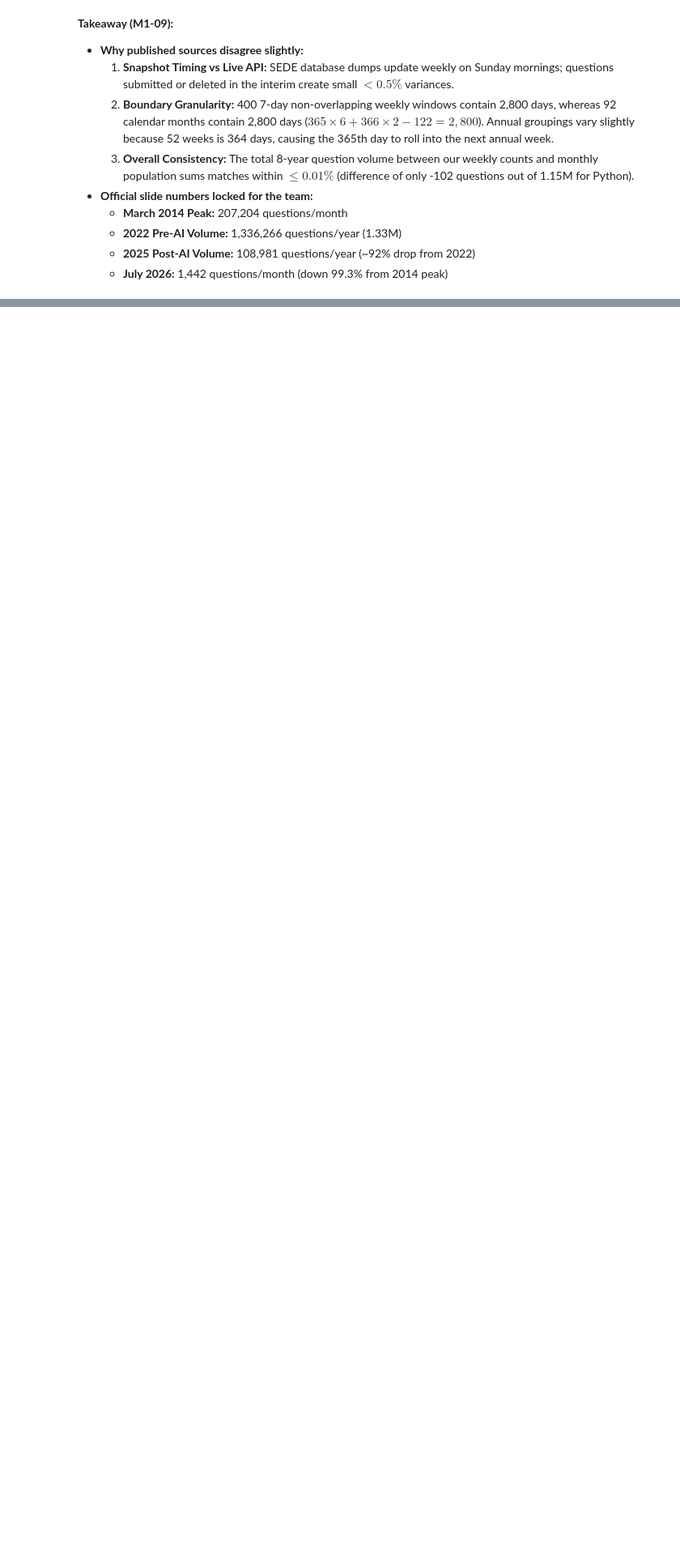
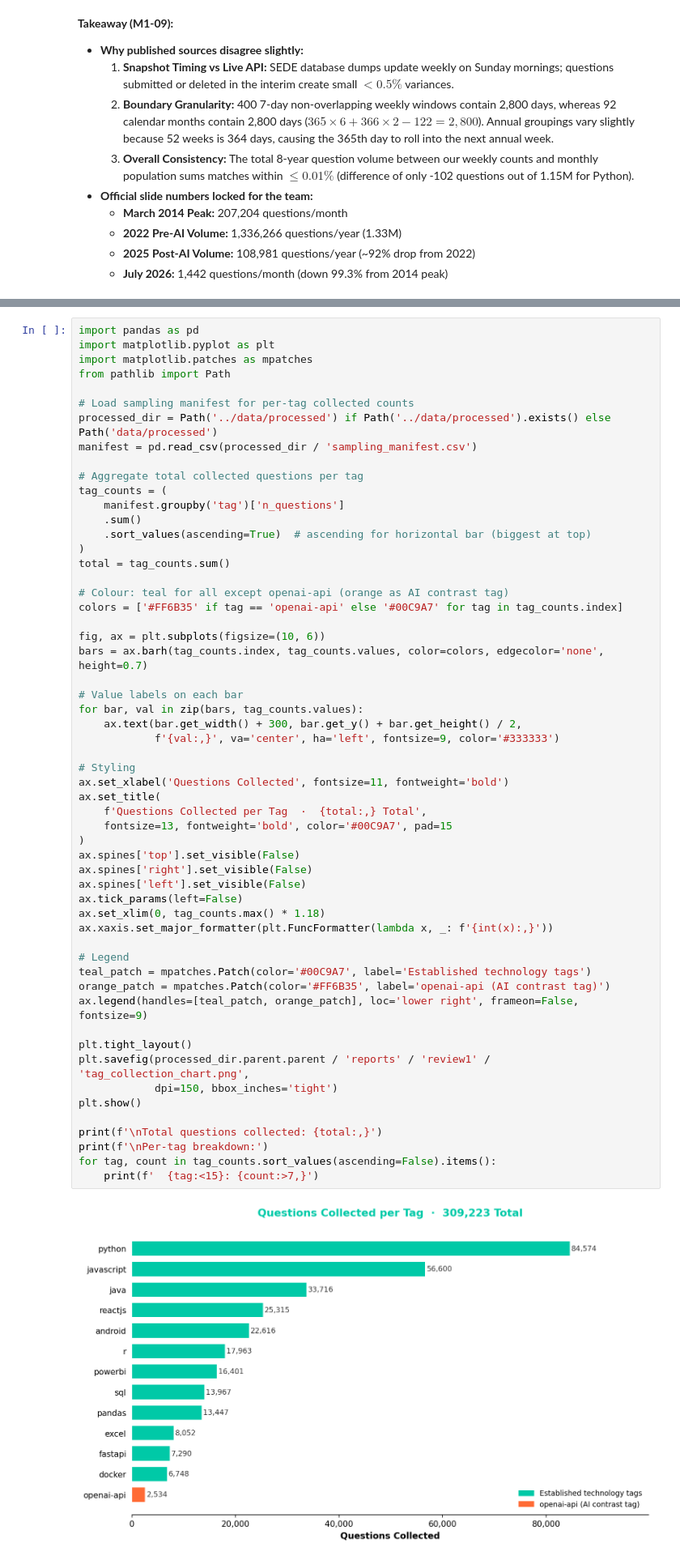
Before and after one commit to Abhinav-Gopalakrishnan/stackoverflow-ai-era, a Jupyter notebook: notebooks/01_collection.ipynb, the cells around one changed output, grey strips where cells are left out. Shown at 81% size. Cells and saved outputs as stored; diff of their text form; blank space fills up the shorter version.

Commit message:
M1-20 commit Review 1 leftover: per-tag collection chart

```diff
--- a/notebooks/01_collection.ipynb
+++ b/notebooks/01_collection.ipynb
@@ -925,0 +932,58 @@ Reconciliation Conclusion: Agreement across all three tags exceeds 99.98%.
+# %%
+import pandas as pd
+import matplotlib.pyplot as plt
+import matplotlib.patches as mpatches
+from pathlib import Path
+
+# Load sampling manifest for per-tag collected counts
+processed_dir = Path('../data/processed') if Path('../data/processed').exists() else Path('data/processed')
+manifest = pd.read_csv(processed_dir / 'sampling_manifest.csv')
+
+# Aggregate total collected questions per tag
+tag_counts = (
+    manifest.groupby('tag')['n_questions']
+    .sum()
+    .sort_values(ascending=True)  # ascending for horizontal bar (biggest at top)
+)
+total = tag_counts.sum()
+
+# Colour: teal for all except openai-api (orange as AI contrast tag)
+colors = ['#FF6B35' if tag == 'openai-api' else '#00C9A7' for tag in tag_counts.index]
+
+fig, ax = plt.subplots(figsize=(10, 6))
+bars = ax.barh(tag_counts.index, tag_counts.values, color=colors, edgecolor='none', height=0.7)
+
+# Value labels on each bar
+for bar, val in zip(bars, tag_counts.values):
+    ax.text(bar.get_width() + 300, bar.get_y() + bar.get_height() / 2,
+            f'{val:,}', va='center', ha='left', fontsize=9, color='#333333')
+
+# Styling
+ax.set_xlabel('Questions Collected', fontsize=11, fontweight='bold')
+ax.set_title(
+    f'Questions Collected per Tag  ·  {total:,} Total',
+    fontsize=13, fontweight='bold', color='#00C9A7', pad=15
+)
+ax.spines['top'].set_visible(False)
+ax.spines['right'].set_visible(False)
+ax.spines['left'].set_visible(False)
+ax.tick_params(left=False)
+ax.set_xlim(0, tag_counts.max() * 1.18)
+ax.xaxis.set_major_formatter(plt.FuncFormatter(lambda x, _: f'{int(x):,}'))
+
+# Legend
+teal_patch = mpatches.Patch(color='#00C9A7', label='Established technology tags')
+orange_patch = mpatches.Patch(color='#FF6B35', label='openai-api (AI contrast tag)')
+ax.legend(handles=[teal_patch, orange_patch], loc='lower right', frameon=False, fontsize=9)
+
+plt.tight_layout()
+plt.savefig(processed_dir.parent.parent / 'reports' / 'review1' / 'tag_collection_chart.png',
+            dpi=150, bbox_inches='tight')
+plt.show()
+
+print(f'\nTotal questions collected: {total:,}')
+print(f'\nPer-tag breakdown:')
+for tag, count in tag_counts.sort_values(ascending=False).items():
+    print(f'  {tag:<15}: {count:>7,}')
+# %% [output]
+[figure, added]
```
Also changed, not shown: parts of 3 cells of this notebook, 1 other file.
